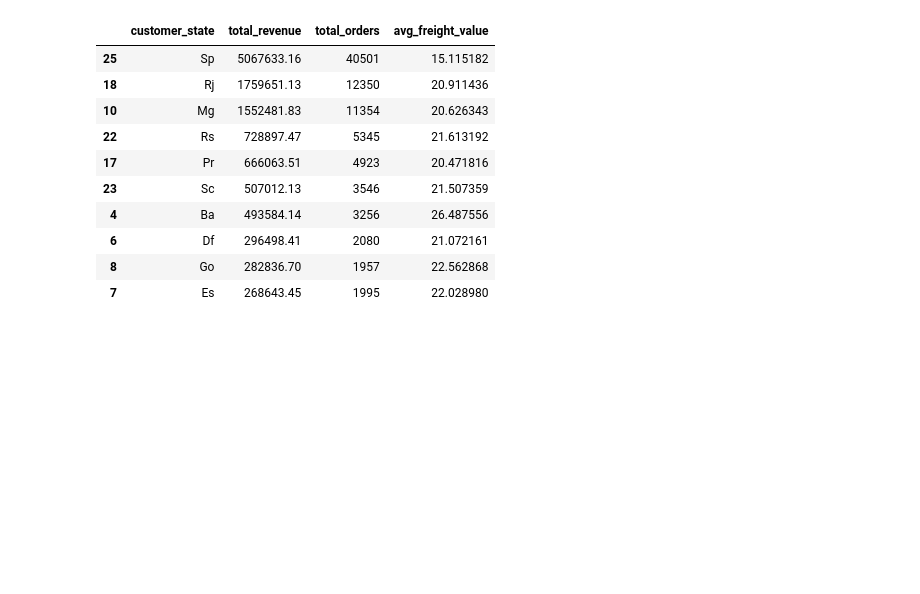
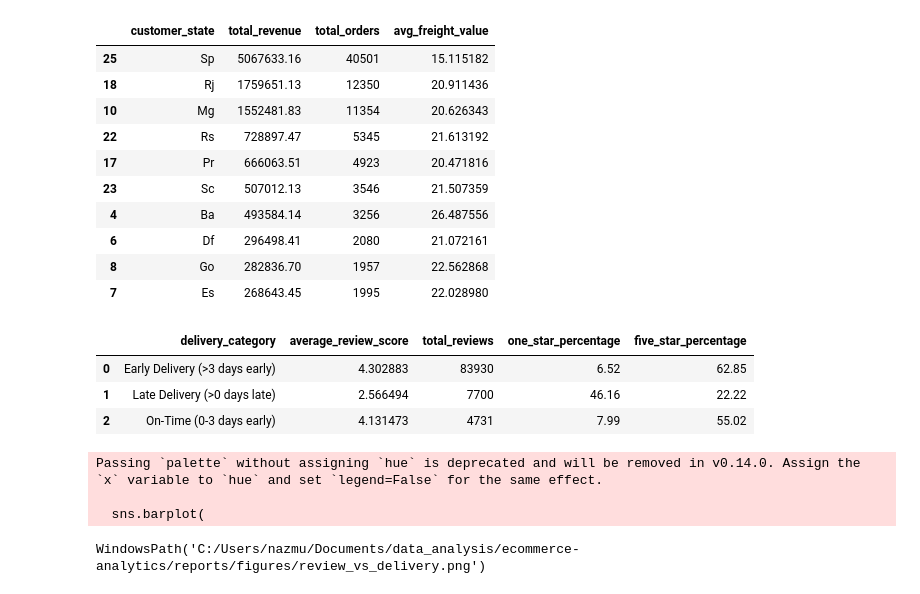
Before and after one commit to NazmullSyntax/ecommerce-product-customer-analytics, a Jupyter notebook: notebooks/04_exploratory_data_analysis.ipynb, the cells around one changed output. Cells and saved outputs as stored; diff of their text form; code cells hidden in the pictures; blank space fills up the shorter version.

Commit message:
Day 5: Completed EDA analysis engine and exported executive visualization figures

```diff
--- a/notebooks/04_exploratory_data_analysis.ipynb
+++ b/notebooks/04_exploratory_data_analysis.ipynb
@@ -91,3 +91,19 @@ display(state_df)
 | 6 | Df | 296498.41 | 2080 | 21.072161 |
 | 8 | Go | 282836.70 | 1957 | 22.562868 |
 | 7 | Es | 268643.45 | 1995 | 22.028980 |
+# %%
+# Analyze review scores vs delivery delays
+review_delivery_df = analyzer.get_delivery_vs_review_score()
+display(review_delivery_df)
+
+# Export and display review vs delay plot
+visualizer.plot_review_vs_delivery(review_delivery_df)
+# %% [output]
+|  | delivery_category | average_review_score | total_reviews | one_star_percentage | five_star_percentage |
+| 0 | Early Delivery (>3 days early) | 4.302883 | 83930 | 6.52 | 62.85 |
+| 1 | Late Delivery (>0 days late) | 2.566494 | 7700 | 46.16 | 22.22 |
+| 2 | On-Time (0-3 days early) | 4.131473 | 4731 | 7.99 | 55.02 |
+Passing `palette` without assigning `hue` is deprecated and will be removed in v0.14.0. Assign the `x` variable to `hue` and set `legend=False` for the same effect.
+
+  sns.barplot(
+WindowsPath('C:/Users/nazmu/Documents/data_analysis/ecommerce-analytics/reports/figures/review_vs_delivery.png')
```
Also changed, not shown: 2 other files.
